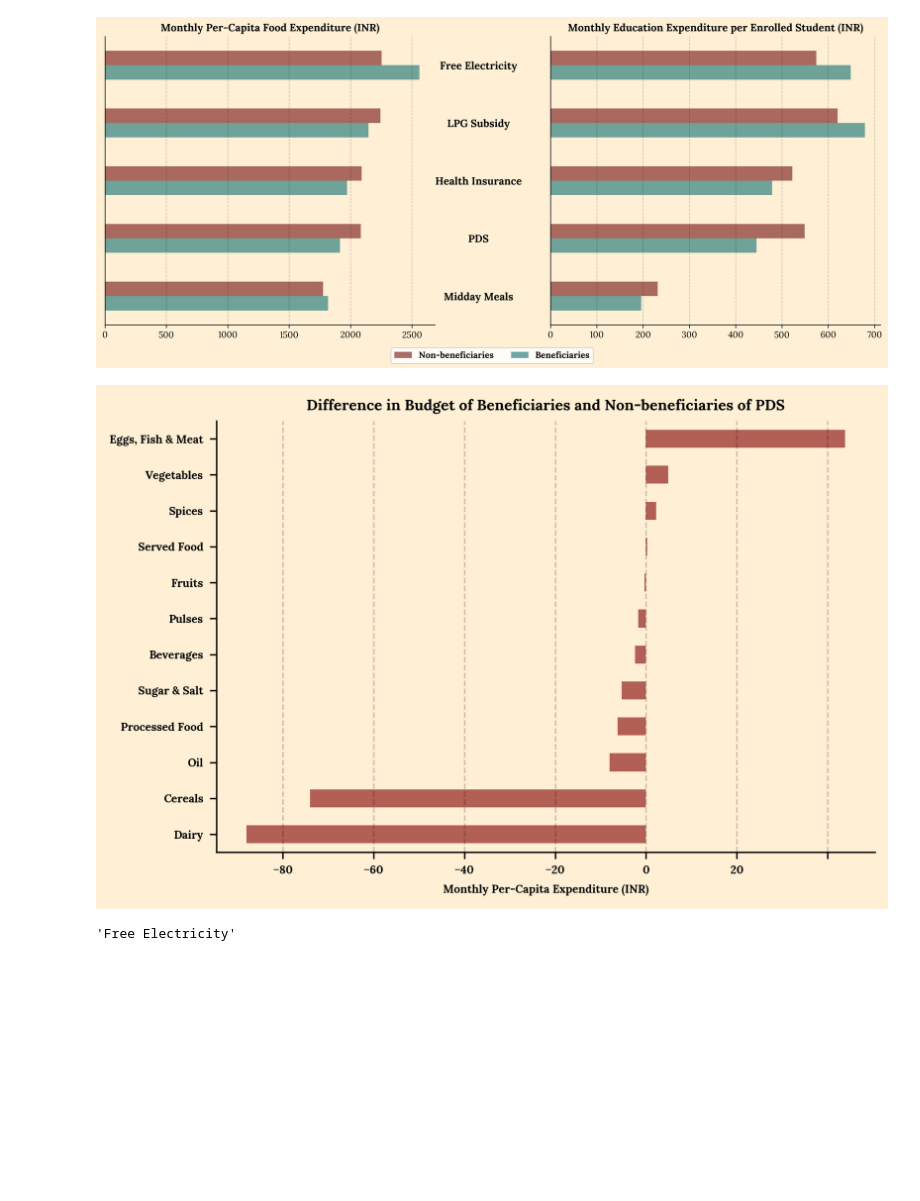
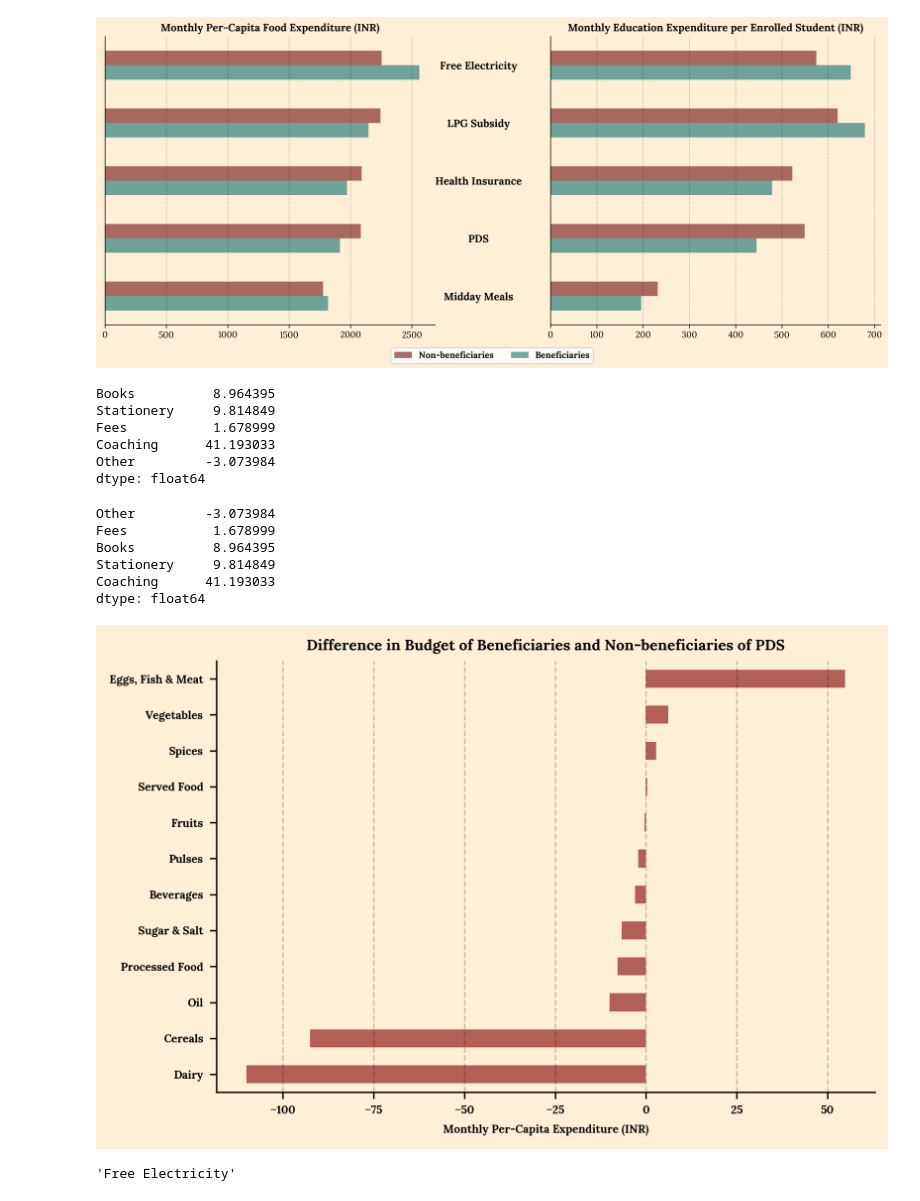
Before and after one commit to jaidevd/beingbayesian, a Jupyter notebook: 06-public-welfare/viz3.ipynb, the cells around one changed output. Drawn from its saved outputs; the diff is of its cells as text; code cells hidden in the pictures; blank space fills up the shorter version.

```diff
--- a/06-public-welfare/viz3.ipynb
+++ b/06-public-welfare/viz3.ipynb
@@ -103,35 +103,54 @@ ecmapper = {k: v for k, v in zip(hces.EDU_COLS, ['Books', 'Stationery', 'Fees',
 
 df.rename(fcmapper, axis=1, inplace=True)
 df.rename(ecmapper, axis=1, inplace=True)
+# %%
+xdf = df[df['scheme'] == 'LPG Subsidy'][['treat', 'Books', 'Stationery', 'Fees', 'Coaching', 'Other']]
+xdf.set_index('treat', inplace=True)
+xdf.loc['Beneficiaries'] - xdf.loc['Non-beneficiaries']
+# %% [output]
+Books          8.964395
+Stationery     9.814849
+Fees           1.678999
+Coaching      41.193033
+Other         -3.073984
+dtype: float64
 # %%
 # fig, ax = plt.subplots(nrows=5, ncols=2, dpi=300, figsize=(12, 12))
 
 for i, (scheme, group) in enumerate(df.groupby('scheme')):
     xdf = group.set_index('treat')
 
     for cat, colmapper in {'Education': ecmapper, 'Food': fcmapper}.items():
         plt.close('all')
         cat_df = xdf[colmapper.values()]
         ddf = (cat_df.loc['Beneficiaries'] - cat_df.loc['Non-beneficiaries']).sort_values()
+        if cat == 'Education' and scheme == "LPG Subsidy":
+            print(ddf)
 
         fig, ax = plt.subplots(dpi=300, figsize=(6, 4))
         ddf.plot(kind='barh', ax=ax, color="maroon", alpha=0.6)
         ax.yaxis.set_ticklabels(ax.yaxis.get_ticklabels(), fontsize=6, fontfamily='Lora', fontweight='bold')
         ax.set_title(f'Difference in Budget of Beneficiaries and Non-beneficiaries of {scheme}', fontsize=8, fontfamily="Lora", fontweight="bold")
         if cat == "Food":
             ax.set_xlabel('Monthly Per-Capita Expenditure (INR)', fontsize=6, fontfamily="Lora", fontweight="bold")
         else:
             ax.set_xlabel('Monthly Household Expenditure per Enrolled Student (INR)', fontsize=6, fontfamily="Lora", fontweight="bold")
         ax.set_facecolor('papayawhip')
         ax.grid(axis='x', linestyle='dashed', color='k', alpha=0.2)
-        ax.set_xticklabels(axis.get_xticklabels(), fontfamily='Lora', fontweight='bold', fontsize=6)
+        ax.set_xticklabels(ax.get_xticklabels(), fontfamily='Lora', fontweight='bold', fontsize=6)
         ax.spines['top'].set_visible(False)
         ax.spines['right'].set_visible(False)
         fig.set_facecolor('papayawhip')
         plt.tight_layout()
         plt.savefig(f"assets/{scheme}-{cat}.png")
 # %% [output]
+Other         -3.073984
+Fees           1.678999
+Books          8.964395
+Stationery     9.814849
+Coaching      41.193033
+dtype: float64
-[figure, old version]
+[figure, new version]
 # %%
 scheme
 # %% [output]
```
Also changed, not shown: 12 other files.
